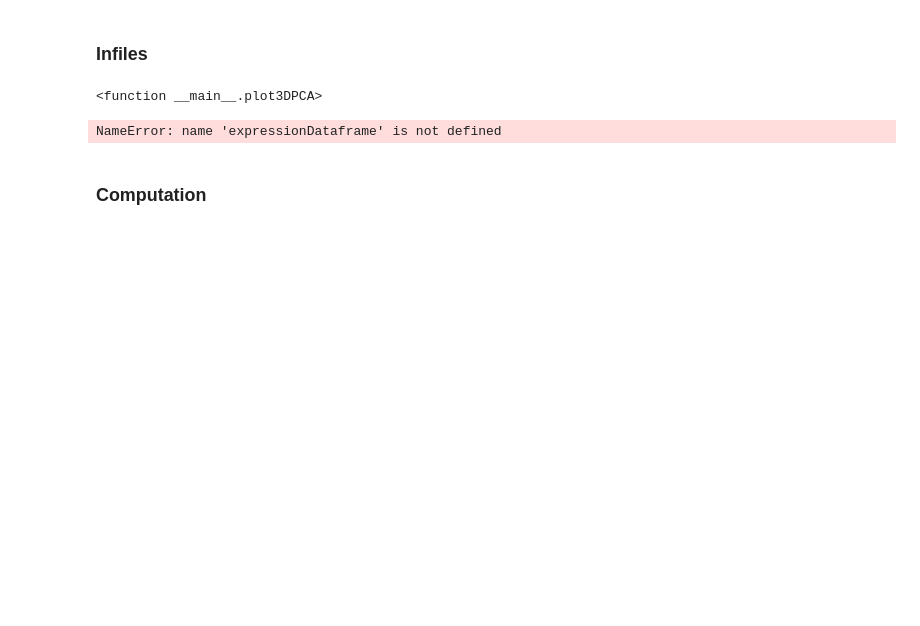
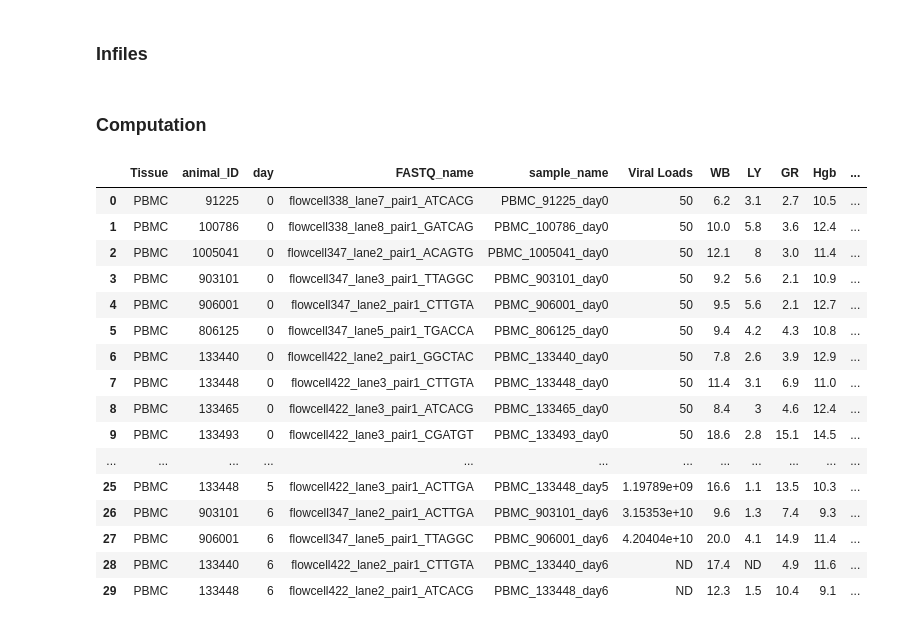
Before and after one commit to denis-torre/yfv-analysis, a Jupyter notebook: pipeline/notebooks/Development.ipynb, the cells around one changed output. Saved outputs shown, nothing was run; the diff lists cells and outputs as text; code cells hidden in the pictures; blank space fills up the shorter version.

```diff
--- a/pipeline/notebooks/Development.ipynb
+++ b/pipeline/notebooks/Development.ipynb
@@ -3,15 +8,51 @@
 # %% [markdown]
 ### Infiles
-# %%
-plot3DPCA
-# %% [output]
-<function __main__.plot3DPCA>
-# %%
-plotClustergrammerWidget(expressionDataframe, annotationDataframe, 'age')
-# %% [output]
-NameError: name 'expressionDataframe' is not defined
 # %%
 # Get infile
-infile = 'rawdata.dir/GSE51972_series_matrix.txt'
+infiles = ['rawdata.dir/annotations/Animal_IDs_PBMC_Makona_.txt', 'rawdata.dir/annotations/ZEBOV_makona_clinicalparameters.xls']
 # %% [markdown]
 ### Computation
+# %%
+# Split infiles
+sampleInfile, clinicalInfile = infiles
+
+# Read sample table
+sampleDataframe = pd.read_table(sampleInfile)
+
+# Read clinical table
+clinicalDataframe = pd.read_excel(clinicalInfile).dropna()
+
+# Fix Animal ID
+clinicalDataframe['Animal ID'] = [int(x) for x in clinicalDataframe['Animal ID']]
+
+# Add sample column
+sampleDataframe['FASTQ_name'] = [x.split('.')[0] for x in sampleDataframe['FASTQ_file']]
+
+# Add sample name
+sampleDataframe['sample_name'] = ['%(Tissue)s_%(animal_ID)s_day%(day)s' % locals() for Tissue, animal_ID, day in sampleDataframe[['Tissue', 'animal_ID', 'day']].as_matrix()]
+
+# Merge dataframes
+mergedDataframe = sampleDataframe.merge(clinicalDataframe, left_on=['animal_ID', 'day'], right_on=['Animal ID', 'DPI'])
+
+# Drop columns
+mergedDataframe.drop(['FASTQ_file', 'Animal ID', 'DPI'], axis=1, inplace=True)
+# %%
+mergedDataframe
+# %% [output]
+|  | Tissue | animal_ID | day | FASTQ_name | sample_name | Viral Loads | WB | LY | GR | Hgb | ... |
+| 0 | PBMC | 91225 | 0 | flowcell338_lane7_pair1_ATCACG | PBMC_91225_day0 | 50 | 6.2 | 3.1 | 2.7 | 10.5 | ... |
+| 1 | PBMC | 100786 | 0 | flowcell338_lane8_pair1_GATCAG | PBMC_100786_day0 | 50 | 10.0 | 5.8 | 3.6 | 12.4 | ... |
+| 2 | PBMC | 1005041 | 0 | flowcell347_lane2_pair1_ACAGTG | PBMC_1005041_day0 | 50 | 12.1 | 8 | 3.0 | 11.4 | ... |
+| 3 | PBMC | 903101 | 0 | flowcell347_lane3_pair1_TTAGGC | PBMC_903101_day0 | 50 | 9.2 | 5.6 | 2.1 | 10.9 | ... |
+| 4 | PBMC | 906001 | 0 | flowcell347_lane2_pair1_CTTGTA | PBMC_906001_day0 | 50 | 9.5 | 5.6 | 2.1 | 12.7 | ... |
+| 5 | PBMC | 806125 | 0 | flowcell347_lane5_pair1_TGACCA | PBMC_806125_day0 | 50 | 9.4 | 4.2 | 4.3 | 10.8 | ... |
+| 6 | PBMC | 133440 | 0 | flowcell422_lane2_pair1_GGCTAC | PBMC_133440_day0 | 50 | 7.8 | 2.6 | 3.9 | 12.9 | ... |
+| 7 | PBMC | 133448 | 0 | flowcell422_lane3_pair1_CTTGTA | PBMC_133448_day0 | 50 | 11.4 | 3.1 | 6.9 | 11.0 | ... |
+| 8 | PBMC | 133465 | 0 | flowcell422_lane3_pair1_ATCACG | PBMC_133465_day0 | 50 | 8.4 | 3 | 4.6 | 12.4 | ... |
+| 9 | PBMC | 133493 | 0 | flowcell422_lane3_pair1_CGATGT | PBMC_133493_day0 | 50 | 18.6 | 2.8 | 15.1 | 14.5 | ... |
+| ... | ... | ... | ... | ... | ... | ... | ... | ... | ... | ... | ... |
+| 25 | PBMC | 133448 | 5 | flowcell422_lane3_pair1_ACTTGA | PBMC_133448_day5 | 1.19789e+09 | 16.6 | 1.1 | 13.5 | 10.3 | ... |
+| 26 | PBMC | 903101 | 6 | flowcell347_lane2_pair1_ACTTGA | PBMC_903101_day6 | 3.15353e+10 | 9.6 | 1.3 | 7.4 | 9.3 | ... |
+| 27 | PBMC | 906001 | 6 | flowcell347_lane5_pair1_TTAGGC | PBMC_906001_day6 | 4.20404e+10 | 20.0 | 4.1 | 14.9 | 11.4 | ... |
+| 28 | PBMC | 133440 | 6 | flowcell422_lane2_pair1_CTTGTA | PBMC_133440_day6 | ND | 17.4 | ND | 4.9 | 11.6 | ... |
+| 29 | PBMC | 133448 | 6 | flowcell422_lane2_pair1_ATCACG | PBMC_133448_day6 | ND | 12.3 | 1.5 | 10.4 | 9.1 | ... |
```
Also changed, not shown: parts of 3 cells of this notebook, 2 other files.
